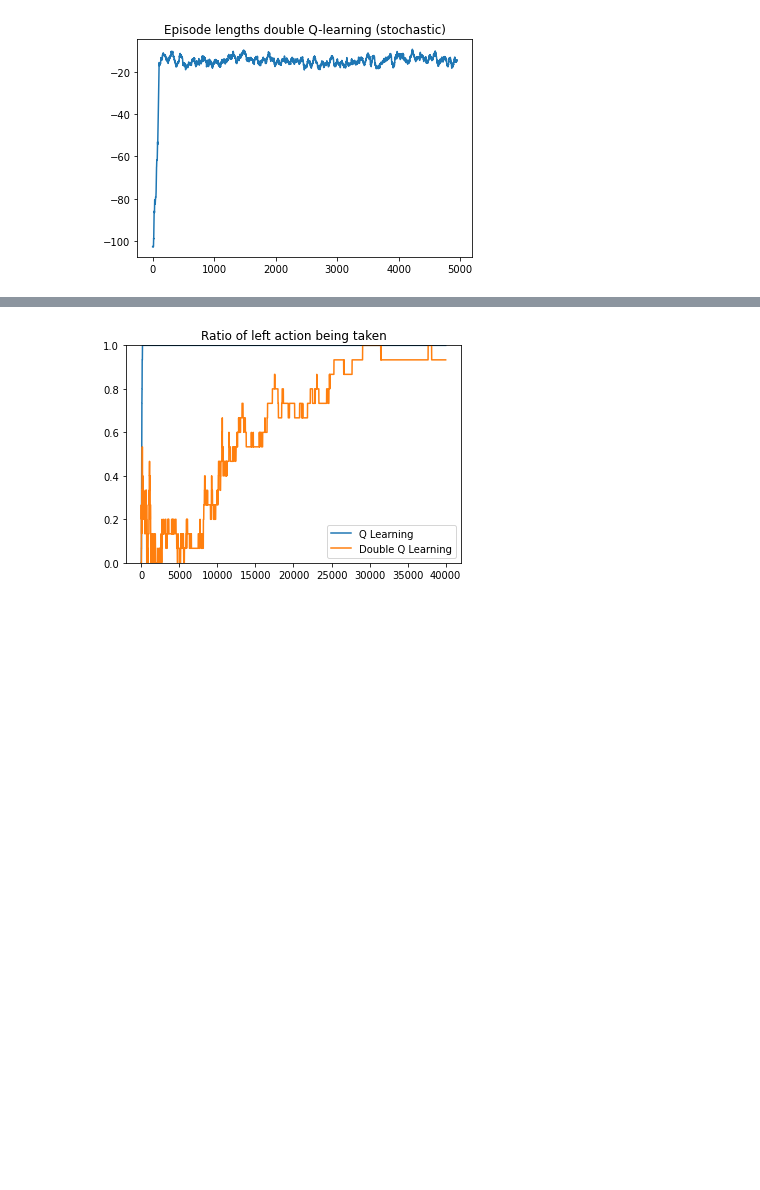
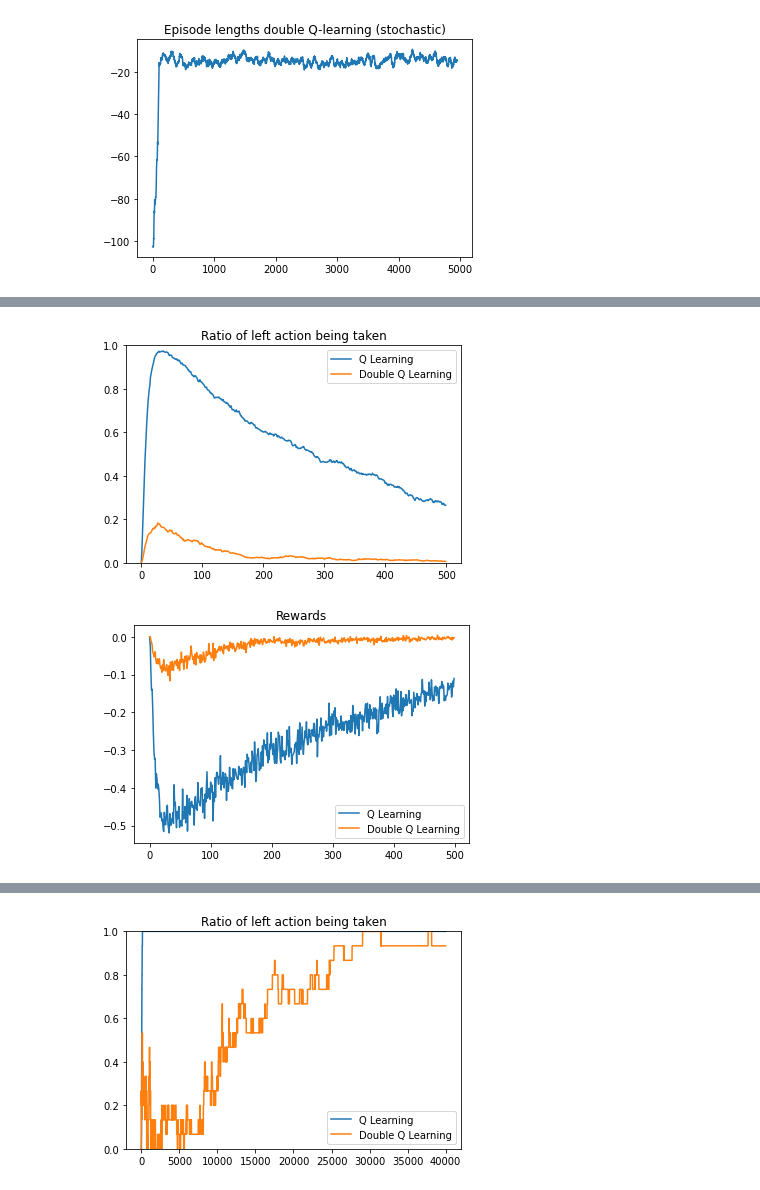
Before and after one commit to ThijsKuipers1995/RL_project, a Jupyter notebook: results.ipynb, the cells around one changed output, grey strips where cells are left out. Cells and saved outputs as stored; diff of their text form; code cells hidden in the pictures; blank space fills up the shorter version.

```diff
--- a/results.ipynb
+++ b/results.ipynb
@@ -85,0 +96,5 @@ experiments.ratio_left_right(epsilon=1)
+# %%
+experiments.ratio_left_right(mu=-0.5, epsilon=0.9, policy_type="epsilon_greedy")
+# %% [output]
+[figure, added]
+[figure, added]
```
Also changed, not shown: parts of 5 cells of this notebook, 1 other file.
